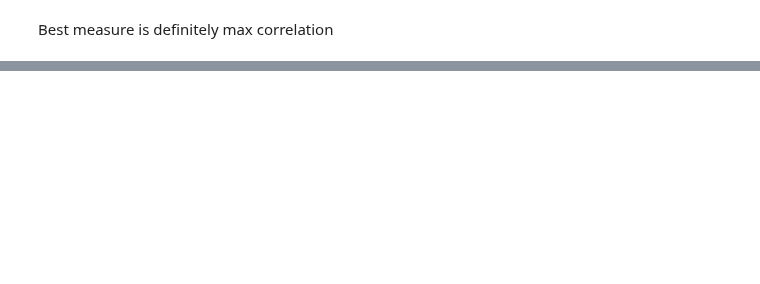
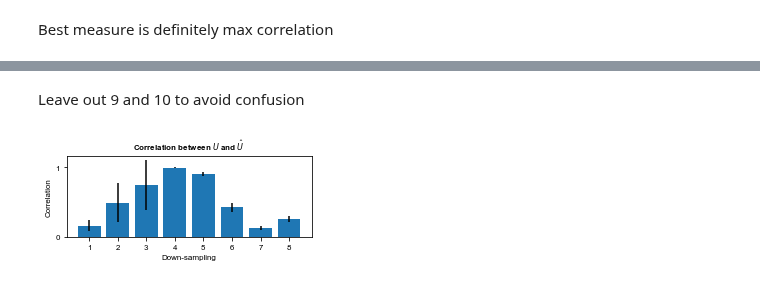
Before and after one commit to casperpeters/intern, a Jupyter notebook: notebooks/Downsampling/Downsampling.ipynb, the cells around one changed output, grey strips where cells are left out. Drawn from its saved outputs; the diff is of its cells as text; code cells hidden in the pictures; blank space fills up the shorter version.

```diff
--- a/notebooks/Downsampling/Downsampling.ipynb
+++ b/notebooks/Downsampling/Downsampling.ipynb
@@ -152,0 +163,22 @@ plt.show()
+# %% [markdown]
+Leave out 9 and 10 to avoid confusion
+# %%
+data = np.reshape(max_correlations, (10, 10))[:, :8]
+
+fig, ax = plt.subplots(figsize=(4, 2))
+
+ax.bar(np.arange(8) + 1, np.mean(data, 0), yerr=np.std(data, 0))
+ax.set_title('Correlation between $U$ and $\hat{U}$', fontsize=8, fontweight='bold')
+ax.set_xlabel('Down-sampling', fontsize=8)
+ax.set_ylabel('Correlation', fontsize=8)
+ax.set_yticks([0, 1])
+ax.set_yticklabels([0, 1], fontsize=8)
+ax.set_xticks(np.arange(8) + 1)
+ax.set_xticklabels(np.arange(8) + 1, fontsize=8)
+
+plt.tight_layout()
+plt.savefig(r'D:\OneDrive\RU\Intern\rtrbm_master\figures\Paper Figures\Supplementary Figures\downsampling.png', dpi=1000)
+
+plt.show()
+# %% [output]
+[figure, added]
```
Also changed, not shown: parts of 3 cells of this notebook.
